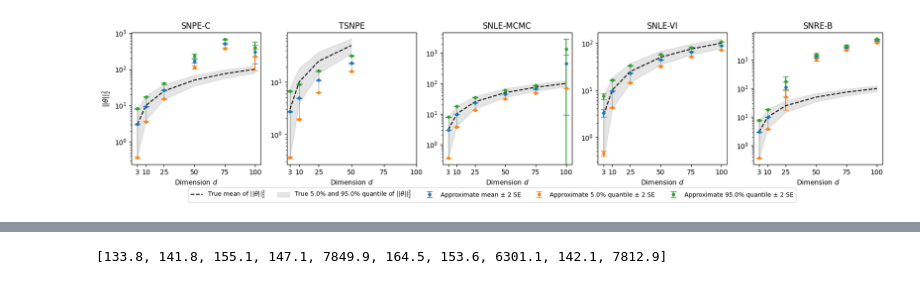
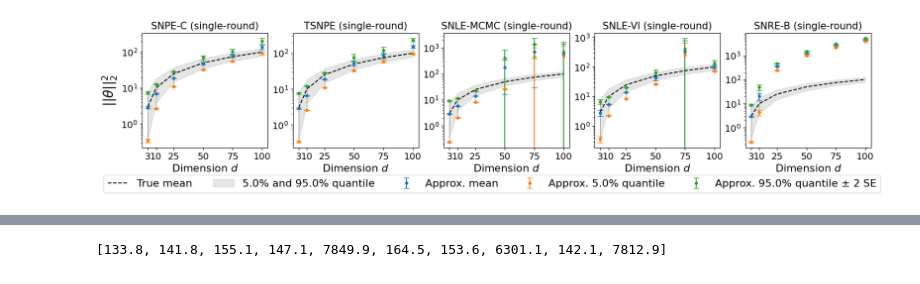
Before and after one commit to kaisamaroo/SBC-SBI, a Jupyter notebook: notebooks/toy_examples/unif_norm/squared_norms_against_d.ipynb, the cells around one changed output, grey strips where cells are left out. Saved outputs shown, nothing was run; the diff lists cells and outputs as text; code cells hidden in the pictures.

```diff
--- a/notebooks/toy_examples/unif_norm/squared_norms_against_d.ipynb
+++ b/notebooks/toy_examples/unif_norm/squared_norms_against_d.ipynb
@@ -32,6 +46,7 @@ algorithm_KLs_squared_norms_ID = {"npe_c": [2,1,0,3,5,4],
 d_list = [3,10,25,50,75,100]
 # %%
-squared_norms_dicts = {algorithm_name : [] for algorithm_name in algorithm_names}
+squared_norms_amortized_dicts = {algorithm_name : [] for algorithm_name in algorithm_names}
+squared_norms_sequential_dicts = {algorithm_name : [] for algorithm_name in algorithm_names}
 KLs_squared_norms_configs = {algorithm_name : [] for algorithm_name in algorithm_names}
 
 for algorithm_name in algorithm_names:
@@ -50,7 +65,8 @@ for algorithm_name in algorithm_names:
 
             # Load squared norms
             squared_norms_dict_ = dict(np.load(squared_norms_path))
-            squared_norms_dicts[algorithm_name].append(squared_norms_dict_["round_7"])
+            squared_norms_sequential_dicts[algorithm_name].append(squared_norms_dict_["round_7"])
+            squared_norms_amortized_dicts[algorithm_name].append(squared_norms_dict_["round_0"])
 # %%
 def plot_training_parameter_squared_norms(squared_norms_list, d, alpha=0.1, title=None, ax=None, include_legend=True):
     user_defined_ax = ax is not None
@@ -117,7 +133,7 @@ def plot_training_parameter_squared_norms(squared_norms_list, d, alpha=0.1, titl
         fmt="o",
         capsize=4,
         markersize=4,
-        label="Approximate mean ± 2 SE",
+        label="Approx. mean",
     )
 
     # Plot lower quantile with ±1 SE
@@ -128,7 +144,7 @@ def plot_training_parameter_squared_norms(squared_norms_list, d, alpha=0.1, titl
         fmt="o",
         capsize=4,
         markersize=4,
-        label=f"Approximate {100*alpha/2:.1f}% quantile ± 2 SE",
+        label=f"Approx. {100*alpha/2:.1f}% quantile",
     )
 
     # Plot upper quantile with ±1 SE
@@ -139,13 +155,13 @@ def plot_training_parameter_squared_norms(squared_norms_list, d, alpha=0.1, titl
         fmt="o",
         capsize=4,
         markersize=4,
-        label=f"Approximate {100*(1-alpha/2):.1f}% quantile ± 2 SE",
+        label=f"Approx. {100*(1-alpha/2):.1f}% quantile ± 2 SE",
     )
 
-    ax.plot(ds, ds, color="k", linestyle="--", label="True mean of " + r"$||\theta||_2^2$")
+    ax.plot(ds, ds, color="k", linestyle="--", label="True mean")
 
     ax.fill_between(ds, true_lqs, true_uqs, alpha=0.2, color="gray",
-                    label=f"True {100*alpha/2:.1f}% and {100*(1-alpha/2):.1f}% quantile of " + r"$||\theta||_2^2$")
+                    label=f"{100*alpha/2:.1f}% and {100*(1-alpha/2):.1f}% quantile")
 
     ax.vlines(
         ds,
@@ -162,6 +178,3 @@ def plot_training_parameter_squared_norms(squared_norms_list, d, alpha=0.1, titl
     if include_legend:
         ax.legend(fontsize=9)
     return ax
-# %%
-squared_norms_list = squared_norms_dicts["nle_vi"]
-plot_training_parameter_squared_norms(squared_norms_list, d, alpha=0.1, title=None, ax=None, include_legend=True)
@@ -171,20 +181,20 @@ plot_training_parameter_squared_norms(squared_norms_list, d, alpha=0.1, title=No
 # %%
 fig, ax = plt.subplots(figsize=(20, 4), ncols=5)
 for j in range(5):
     algorithm_name = algorithm_names[j]
-    squared_norms_list = squared_norms_dicts[algorithm_name]
-    title = algorithm_names_to_nice[algorithm_name]
+    squared_norms_list = squared_norms_amortized_dicts[algorithm_name]
+    title = algorithm_names_to_nice_amortized[algorithm_name]
     include_legend = False
     plot_training_parameter_squared_norms(squared_norms_list, d=d, title=title, ax=ax[j], include_legend=False)
     ax[j].set_xlabel(r"Dimension $d$")
     ax[j].set_xticks(d_list)
     if j == 0:
-        ax[j].set_ylabel(r"$||\theta||_2^2$")
+        ax[j].set_ylabel(r"$||\theta||_2^2$", fontsize=20)
 # Add one legend for all subplots
 handles, labels = ax[-1].get_legend_handles_labels()
-fig.legend(handles, labels, loc='lower center', ncol=5, fontsize=9)
+fig.legend(handles, labels, loc='lower center', ncol=5)
 #plt.tight_layout()
-plt.subplots_adjust(bottom=0.2)  # top=0.75 leaves room for legend
+plt.subplots_adjust(bottom=0.27)  # top=0.75 leaves room for legend
 plt.show()
 # %% [output]
-[figure, old version]
+[figure, new version]
```
Also changed, not shown: parts of 11 cells of this notebook, 3 other files.
